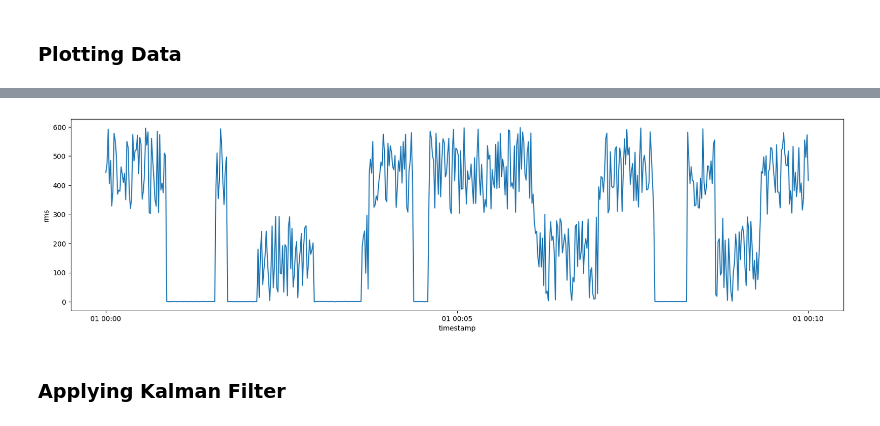
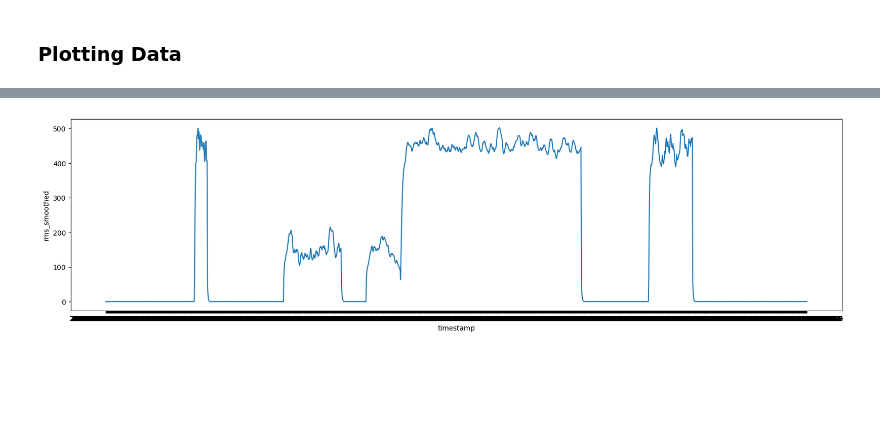
Before and after one commit to Danielwoodh/Time-Series-Data-Generation, a Jupyter notebook: EDA - 0.0.ipynb, the cells around one changed output, grey strips where cells are left out. Saved outputs shown, nothing was run; the diff lists cells and outputs as text; code cells hidden in the pictures; blank space fills up the shorter version.

Commit message:
Added automatic data generation

```diff
--- a/EDA - 0.0.ipynb
+++ b/EDA - 0.0.ipynb
@@ -31,0 +46,3 @@ df = generator.generate_time_series_data(start_date, end_date, freq, max_duratio
+# %%
+df_test = pd.read_csv('./Generated Data/dataset_2.csv')
+df_test.head()
@@ -32,8 +56,6 @@ df = generator.generate_time_series_data(start_date, end_date, freq, max_duratio
 # %%
 ax, fig = plt.subplots(figsize=(20, 5))
-sns.lineplot(x='timestamp', y='rms', data=df, ax=fig)
+sns.lineplot(x='timestamp', y='rms_smoothed', data=df_test, ax=fig)
 plt.show()
 # %% [output]
-[figure, old version]
+[figure, new version]
-# %% [markdown]
-### Applying Kalman Filter
```
Also changed, not shown: parts of 12 cells of this notebook, 22 other files.
